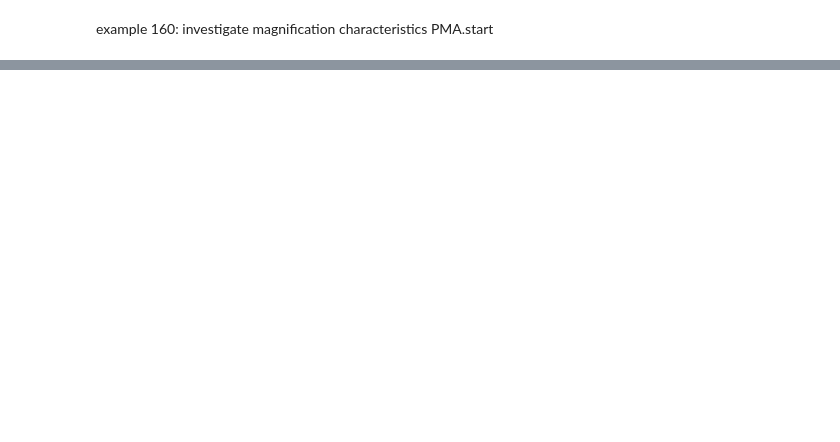
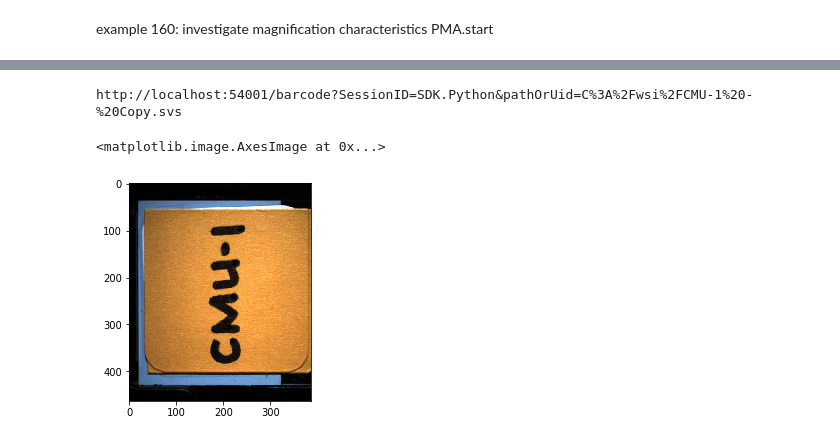
Before and after one commit to Pathomation/pma_python, a Jupyter notebook: samples/jupyter/PMA.start.ipynb, the cells around one changed output, grey strips where cells are left out. Cells and saved outputs as stored; diff of their text form; code cells hidden in the pictures; blank space fills up the shorter version.

```diff
--- a/samples/jupyter/PMA.start.ipynb
+++ b/samples/jupyter/PMA.start.ipynb
@@ -174,0 +269,8 @@ example 160: investigate magnification characteristics PMA.start
+# %%
+slide = core.get_slides(pma_start_slide_dir)[0]
+print(core.get_barcode_url(slide))
+imshow(core.get_barcode_image(slide))
+# %% [output]
+http://localhost:54001/barcode?SessionID=SDK.Python&pathOrUid=C%3A%2Fwsi%2FCMU-1%20-%20Copy.svs
+<matplotlib.image.AxesImage at 0x...>
+[figure, added]
```
Also changed, not shown: parts of 13 cells of this notebook, 5 other files.
